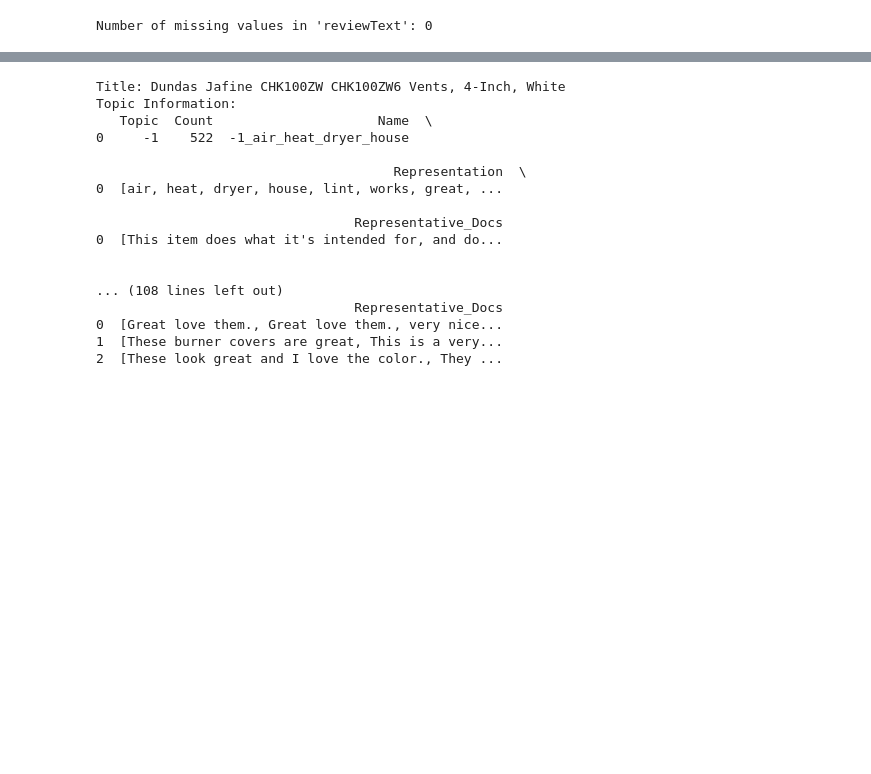
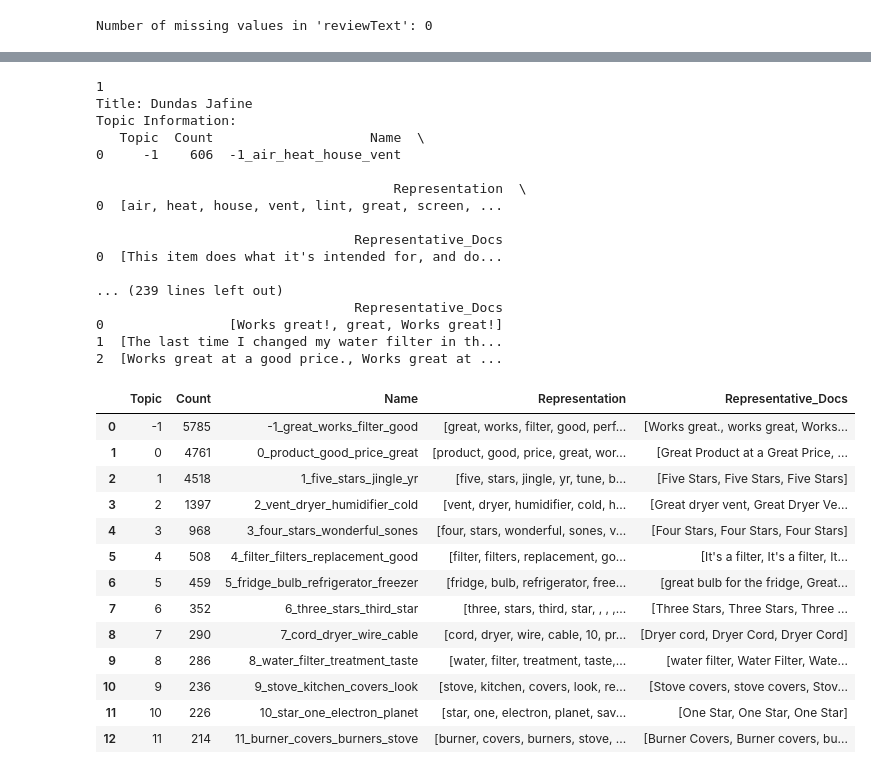
Before and after one commit to dhruv1220/Product-Recommendation-System, a Jupyter notebook: Topic_Modeling.ipynb, the cells around one changed output, grey strips where cells are left out. Cells and saved outputs as stored; diff of their text form; code cells hidden in the pictures; blank space fills up the shorter version.

Commit message:
splitting by brand, title, summary

```diff
--- a/Topic_Modeling.ipynb
+++ b/Topic_Modeling.ipynb
@@ -182,0 +266,9 @@ topic_model.get_topic_info()
+# %%
+i = 1
+for title, topic_info in topic_info_per_title.items():
+    print(i)
+    print(f"Title: {title}")
+    print("Topic Information:")
+    print(topic_info)
+    print("\n")
+    i = i+1
@@ -183,35 +308,19 @@ topic_model.get_topic_info()
 # %%
 from collections import defaultdict
-
-# Create a dictionary to store topic information for each product title
 topic_info_per_title = defaultdict()
-
-# Get unique product titles
-unique_titles = completedata['title'].unique()
-
-# Set the minimum number of samples required for clustering
-min_samples_for_clustering = 50  # Adjust as needed
-
-# Loop through each product title
+unique_titles = completedata['brand'].unique()
+min_samples_for_clustering = 2  # Adjust as needed
 for title in unique_titles:
-    # Filter data for the current title
-    title_data = completedata[completedata['title'] == title]
-
-    # Check if there are enough samples for clustering
+    title_data = completedata[completedata['brand'] == title]
     if len(title_data) >= min_samples_for_clustering:
         try:
-            # Perform topic modeling for the reviews of the current title
             topic_model = BERTopic(umap_model=umap_model,
                                    vectorizer_model=vectorizer_model,
                                    min_topic_size=200,
                                    top_n_words=10,
                                    language="multilingual",
                                    calculate_probabilities=True)
-
-            # Fit and transform the review text for the current title
             topics = topic_model.fit_transform(title_data['reviewText'])
-
-            # Get topic information for the current title and store it in the dictionary
             topic_info_per_title[title] = topic_model.get_topic_info()
         except Exception as e:
             print(f"An error occurred for title '{title}': {str(e)}. Skipped.")
@@ -238,24 +346,52 @@ An error occurred for title 'Haier HBF05EBSS Draft Beer Dispenser': k must be le
 # %%
+i = 1
 for title, topic_info in topic_info_per_title.items():
+    print(i)
     print(f"Title: {title}")
     print("Topic Information:")
     print(topic_info)
     print("\n")
+    i = i+1
 # %% [output]
-Title: Dundas Jafine CHK100ZW CHK100ZW6 Vents, 4-Inch, White
+1
+Title: Dundas Jafine
 Topic Information:
-   Topic  Count                     Name  \
-0     -1    522  -1_air_heat_dryer_house
+   Topic  Count                    Name  \
+0     -1    606  -1_air_heat_house_vent
 
                                       Representation  \
-0  [air, heat, dryer, house, lint, works, great, ...
+0  [air, heat, house, vent, lint, great, screen, ...
 
                                  Representative_Docs
 0  [This item does what it's intended for, and do...
 
-
-... (108 lines left out)
+... (239 lines left out)
                                  Representative_Docs
-0  [Great love them., Great love them., very nice...
-1  [These burner covers are great, This is a very...
-2  [These look great and I love the color., They ...
+0                [Works great!, great, Works great!]
+1  [The last time I changed my water filter in th...
+2  [Works great at a good price., Works great at ...
+# %%
+topic_model = BERTopic(umap_model=umap_model,
+                       vectorizer_model=vectorizer_model,
+                       min_topic_size=200,
+                       top_n_words=10,
+                       language="multilingual",
+                       calculate_probabilities=True)
+
+topics = topic_model.fit_transform(completedata['summary'])
+topic_model.get_topic_info()
+# %% [output]
+|  | Topic | Count | Name | Representation | Representative_Docs |
+| 0 | -1 | 5785 | -1_great_works_filter_good | [great, works, filter, good, perf... | [Works great., works great, Works... |
+| 1 | 0 | 4761 | 0_product_good_price_great | [product, good, price, great, wor... | [Great Product at a Great Price, ... |
+| 2 | 1 | 4518 | 1_five_stars_jingle_yr | [five, stars, jingle, yr, tune, b... | [Five Stars, Five Stars, Five Stars] |
+| 3 | 2 | 1397 | 2_vent_dryer_humidifier_cold | [vent, dryer, humidifier, cold, h... | [Great dryer vent, Great Dryer Ve... |
+| 4 | 3 | 968 | 3_four_stars_wonderful_sones | [four, stars, wonderful, sones, v... | [Four Stars, Four Stars, Four Stars] |
+| 5 | 4 | 508 | 4_filter_filters_replacement_good | [filter, filters, replacement, go... | [It's a filter, It's a filter, It... |
+| 6 | 5 | 459 | 5_fridge_bulb_refrigerator_freezer | [fridge, bulb, refrigerator, free... | [great bulb for the fridge, Great... |
+| 7 | 6 | 352 | 6_three_stars_third_star | [three, stars, third, star, , , ,... | [Three Stars, Three Stars, Three ... |
+| 8 | 7 | 290 | 7_cord_dryer_wire_cable | [cord, dryer, wire, cable, 10, pr... | [Dryer cord, Dryer Cord, Dryer Cord] |
+| 9 | 8 | 286 | 8_water_filter_treatment_taste | [water, filter, treatment, taste,... | [water filter, Water Filter, Wate... |
+| 10 | 9 | 236 | 9_stove_kitchen_covers_look | [stove, kitchen, covers, look, re... | [Stove covers, stove covers, Stov... |
+| 11 | 10 | 226 | 10_star_one_electron_planet | [star, one, electron, planet, sav... | [One Star, One Star, One Star] |
+| 12 | 11 | 214 | 11_burner_covers_burners_stove | [burner, covers, burners, stove, ... | [Burner Covers, Burner covers, bu... |
```
Also changed, not shown: parts of 21 cells of this notebook.
